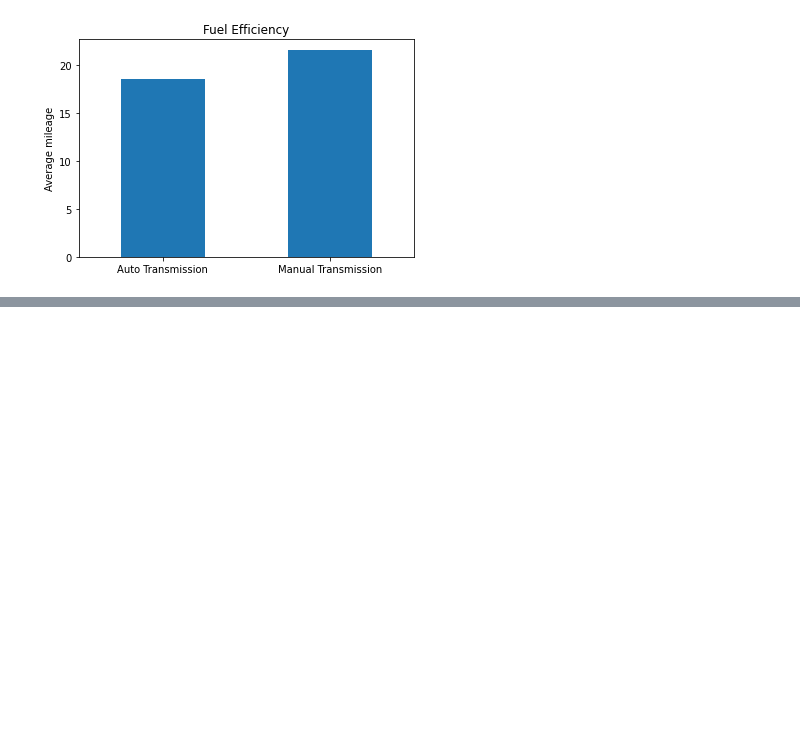
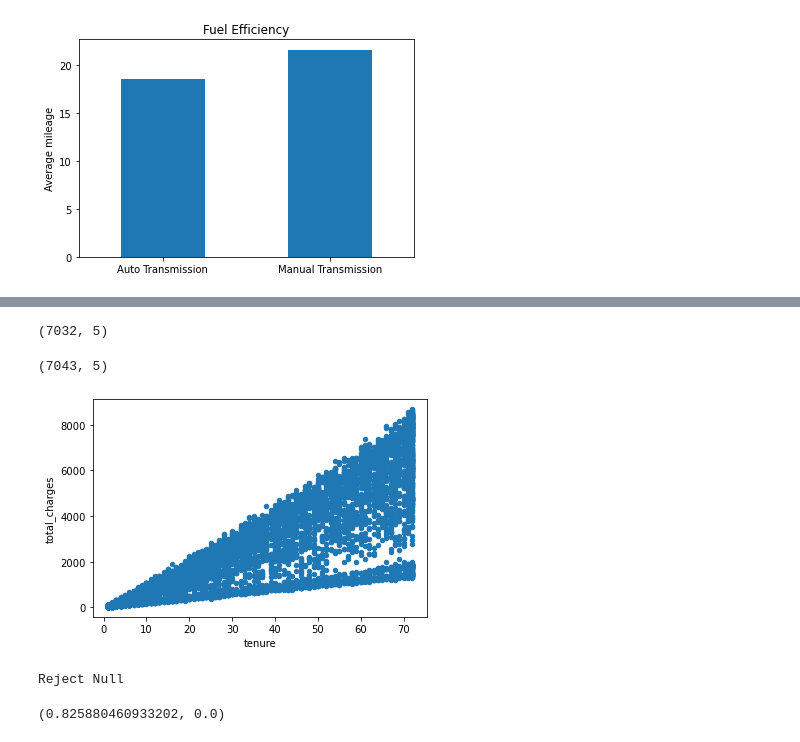
Before and after one commit to Addisalem-Kemal/Statstics_exercisese, a Jupyter notebook: hypothesis_testing.ipynb, the cells around one changed output, grey strips where cells are left out. Cells and saved outputs as stored; diff of their text form; code cells hidden in the pictures; blank space fills up the shorter version.

```diff
--- a/hypothesis_testing.ipynb
+++ b/hypothesis_testing.ipynb
@@ -298,0 +417,27 @@ plt.show()
+# %%
+df = df.dropna()
+# %%
+df.shape
+# %% [output]
+(7032, 5)
+# %%
+df.total_charges = df.total_charges.replace(' ', np.nan).astype(float)
+# %%
+df.shape
+# %% [output]
+(7043, 5)
+# %%
+df.plot.scatter(y='total_charges', x='tenure')
+plt.show()
+# %% [output]
+[figure, added]
+# %%
+r, p = stats.pearsonr(df.tenure, df.total_charges)
+if p < α:
+    print('Reject Null')
+else:
+    print('Fail to Reject')
+r, p
+# %% [output]
+Reject Null
+(0.825880460933202, 0.0)
```
Also changed, not shown: parts of 51 cells of this notebook.
